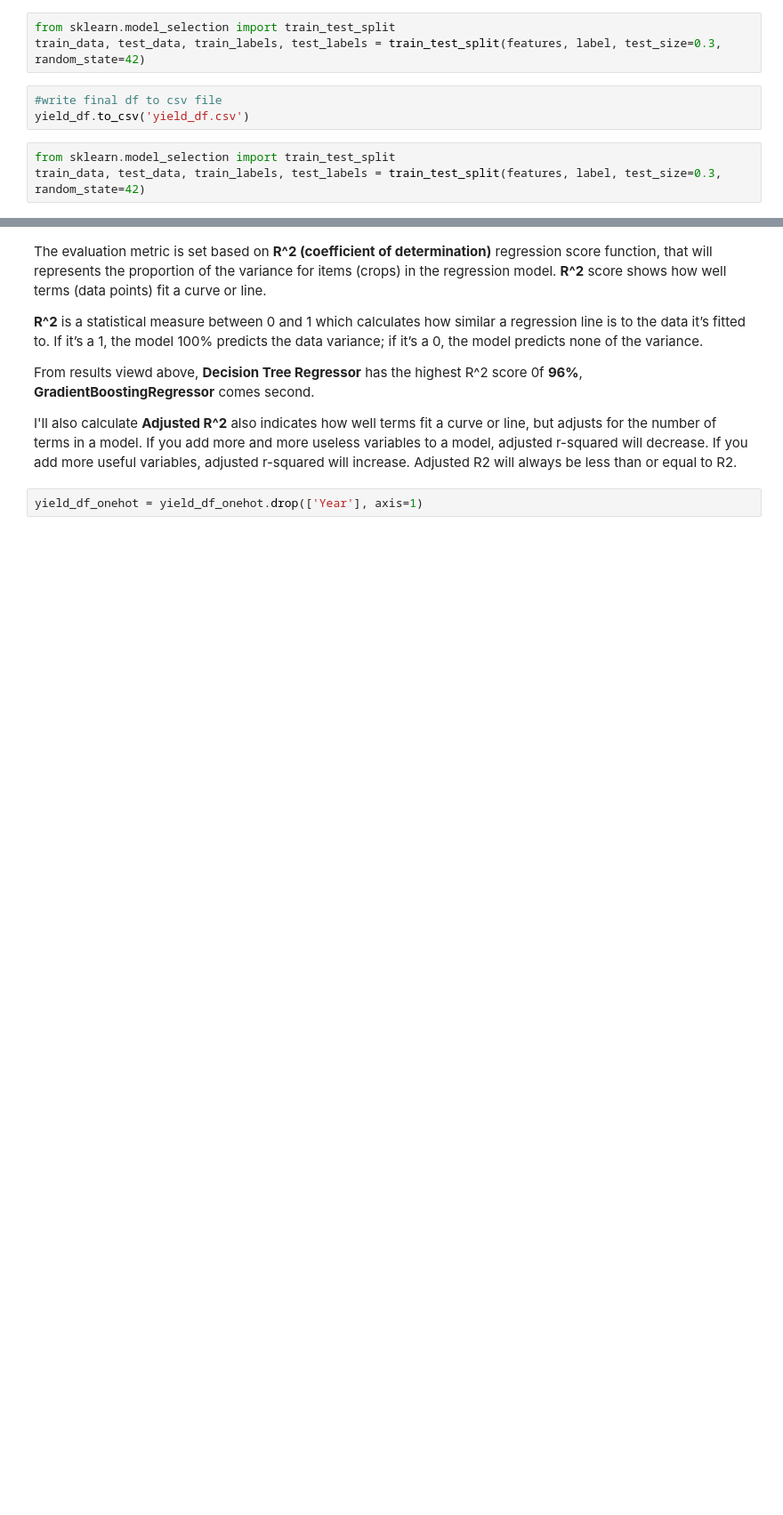
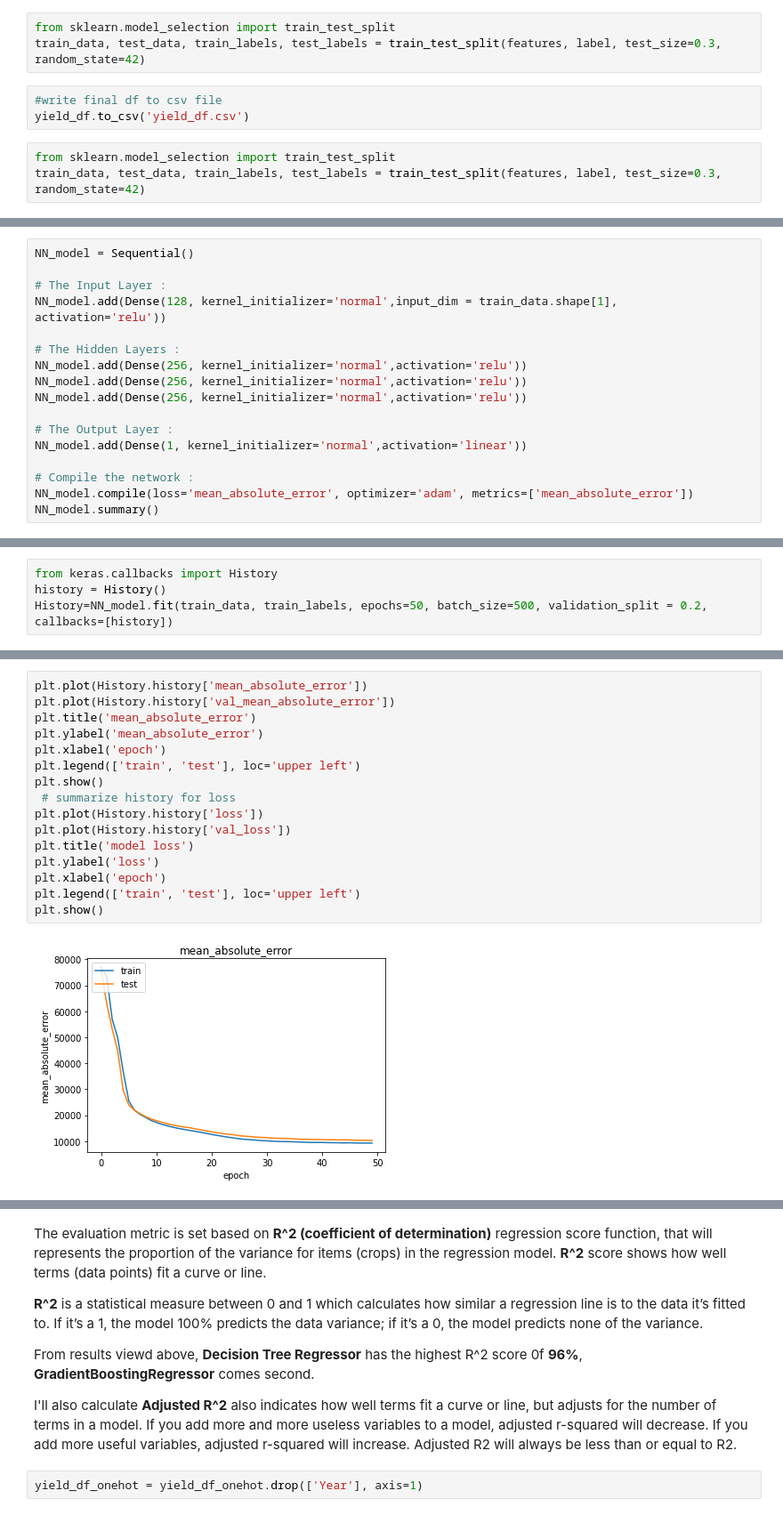
Before and after one commit to Sree191031/Crop_Yeild_Prediction_Project, a Jupyter notebook: yield_prediction_model.ipynb, the cells around one changed output, grey strips where cells are left out. Shown at 89% size. Saved outputs shown, nothing was run; the diff lists cells and outputs as text; blank space fills up the shorter version.

```diff
--- a/yield_prediction_model.ipynb
+++ b/yield_prediction_model.ipynb
@@ -603,0 +637,17 @@ print(*model_train, sep = "\n")
+# %%
+NN_model = Sequential()
+
+# The Input Layer :
+NN_model.add(Dense(128, kernel_initializer='normal',input_dim = train_data.shape[1], activation='relu'))
+
+# The Hidden Layers :
+NN_model.add(Dense(256, kernel_initializer='normal',activation='relu'))
+NN_model.add(Dense(256, kernel_initializer='normal',activation='relu'))
+NN_model.add(Dense(256, kernel_initializer='normal',activation='relu'))
+
+# The Output Layer :
+NN_model.add(Dense(1, kernel_initializer='normal',activation='linear'))
+
+# Compile the network :
+NN_model.compile(loss='mean_absolute_error', optimizer='adam', metrics=['mean_absolute_error'])
+NN_model.summary()
@@ -603,0 +674,4 @@ print(*model_train, sep = "\n")
+# %%
+from keras.callbacks import History
+history = History()
+History=NN_model.fit(train_data, train_labels, epochs=50, batch_size=500, validation_split = 0.2, callbacks=[history])
@@ -603,0 +696,18 @@ print(*model_train, sep = "\n")
+# %%
+plt.plot(History.history['mean_absolute_error'])
+plt.plot(History.history['val_mean_absolute_error'])
+plt.title('mean_absolute_error')
+plt.ylabel('mean_absolute_error')
+plt.xlabel('epoch')
+plt.legend(['train', 'test'], loc='upper left')
+plt.show()
+ # summarize history for loss
+plt.plot(History.history['loss'])
+plt.plot(History.history['val_loss'])
+plt.title('model loss')
+plt.ylabel('loss')
+plt.xlabel('epoch')
+plt.legend(['train', 'test'], loc='upper left')
+plt.show()
+# %% [output]
+[figure, added]
```
Also changed, not shown: parts of 18 cells of this notebook.
